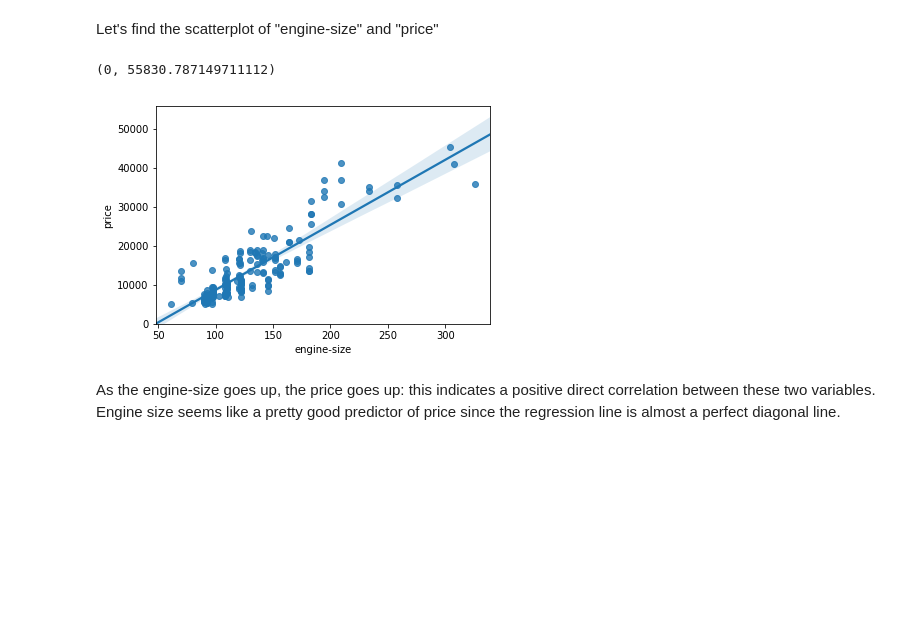
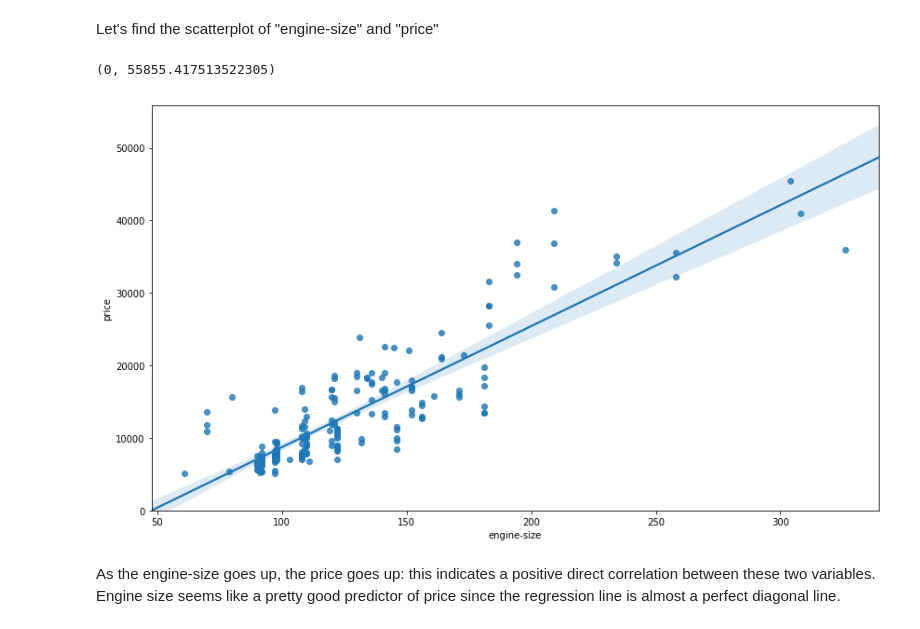
Before and after one commit to dd-consulting/DDC-Data-Science-Python, a Jupyter notebook: Module 3 Exploratory Data Analysis.ipynb, the cells around one changed output. Cells and saved outputs as stored; diff of their text form; code cells hidden in the pictures; blank space fills up the shorter version.

```diff
--- a/Module 3 Exploratory Data Analysis.ipynb
+++ b/Module 3 Exploratory Data Analysis.ipynb
@@ -268,11 +279,12 @@ df[['bore', 'stroke', 'compression-ratio', 'horsepower']].corr()
 Let's find the scatterplot of "engine-size" and "price"
 # %%
 # Engine size as potential predictor variable of price
+plt.figure(figsize=(14, 8))
 sns.regplot(x="engine-size", y="price", data=df)
 plt.ylim(0,)
 # %% [output]
-(0, 55830.787149711112)
+(0, 55855.417513522305)
-[figure, old version]
+[figure, new version]
 # %% [markdown]
 <p>As the engine-size goes up, the price goes up: this indicates a positive direct correlation between these two variables. Engine size seems like a pretty good predictor of price since the regression line is almost a perfect diagonal line.</p>
 # %% [markdown]
```
Also changed, not shown: parts of 43 cells of this notebook, 10 other files.
